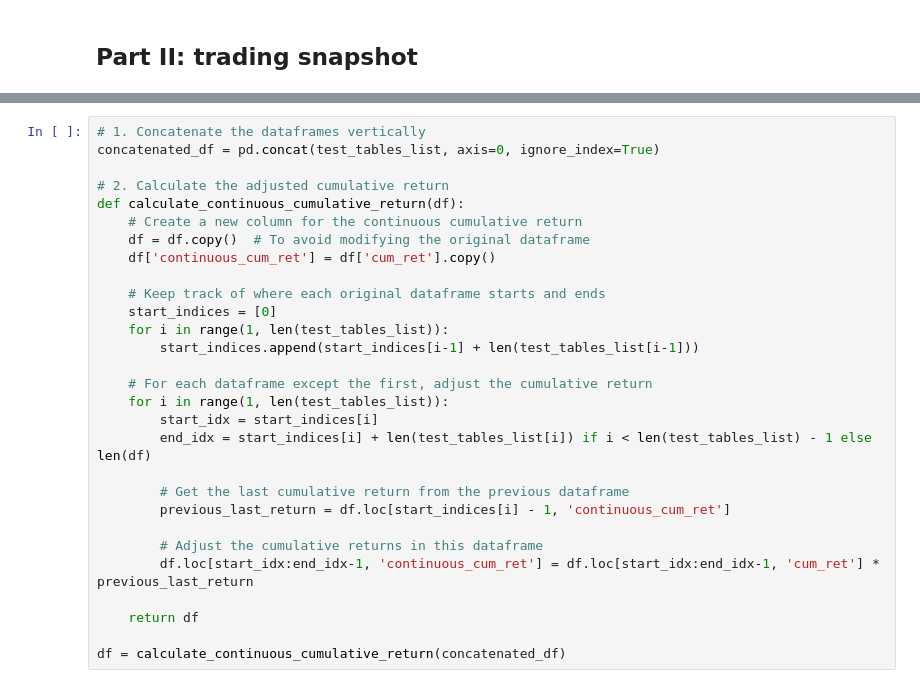
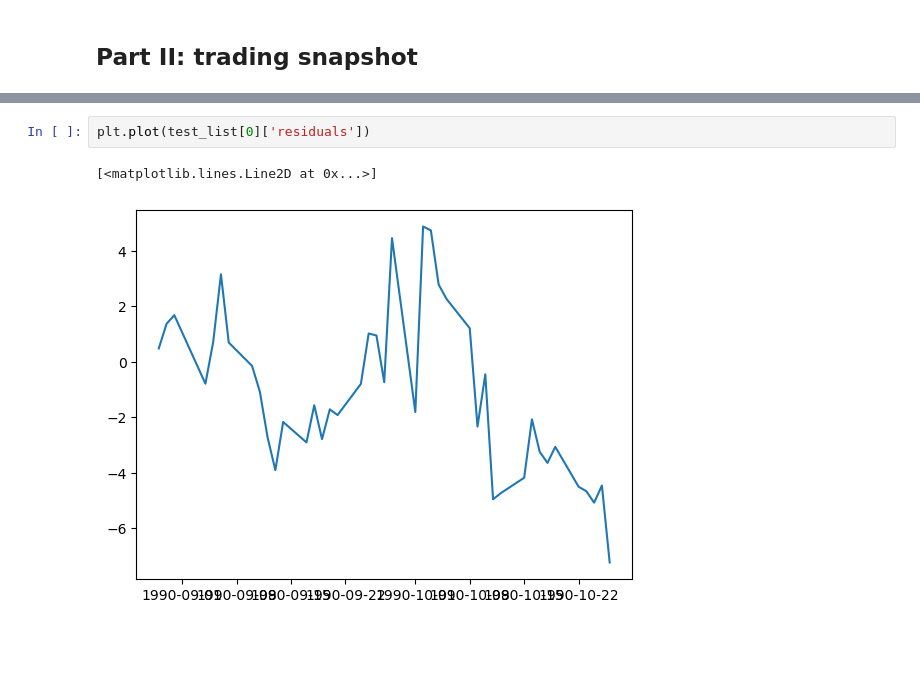
Before and after one commit to KeyangPan/PairsTrading, a Jupyter notebook: main_MRP_visualization.ipynb, the cells around one changed output, grey strips where cells are left out. Saved outputs shown, nothing was run; the diff lists cells and outputs as text; blank space fills up the shorter version.

```diff
--- a/main_MRP_visualization.ipynb
+++ b/main_MRP_visualization.ipynb
@@ -271,29 +252,5 @@ plt.plot(test_table_list[14]['cum_ret'])
-# %%
-# 1. Concatenate the dataframes vertically
-concatenated_df = pd.concat(test_tables_list, axis=0, ignore_index=True)
-
-# 2. Calculate the adjusted cumulative return
-def calculate_continuous_cumulative_return(df):
-    # Create a new column for the continuous cumulative return
-    df = df.copy()  # To avoid modifying the original dataframe
-    df['continuous_cum_ret'] = df['cum_ret'].copy()
-
-    # Keep track of where each original dataframe starts and ends
-    start_indices = [0]
-    for i in range(1, len(test_tables_list)):
-        start_indices.append(start_indices[i-1] + len(test_tables_list[i-1]))
-
-    # For each dataframe except the first, adjust the cumulative return
-    for i in range(1, len(test_tables_list)):
-        start_idx = start_indices[i]
-        end_idx = start_indices[i] + len(test_tables_list[i]) if i < len(test_tables_list) - 1 else len(df)
-
-        # Get the last cumulative return from the previous dataframe
-        previous_last_return = df.loc[start_indices[i] - 1, 'continuous_cum_ret']
-
-        # Adjust the cumulative returns in this dataframe
-        df.loc[start_idx:end_idx-1, 'continuous_cum_ret'] = df.loc[start_idx:end_idx-1, 'cum_ret'] * previous_last_return
-
-    return df
-
-df = calculate_continuous_cumulative_return(concatenated_df)
+# %%
+plt.plot(test_list[0]['residuals'])
+# %% [output]
+[<matplotlib.lines.Line2D at 0x...>]
+[figure, added]
```
Also changed, not shown: parts of 22 cells of this notebook, 10 other files.
